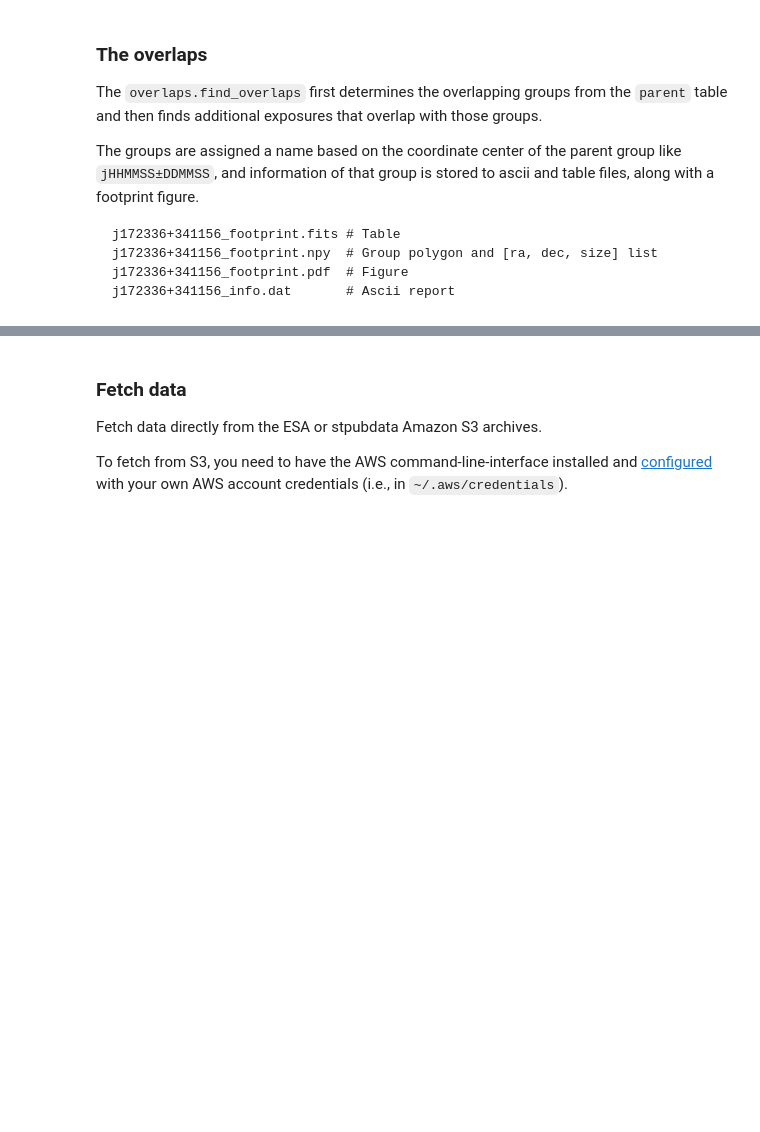
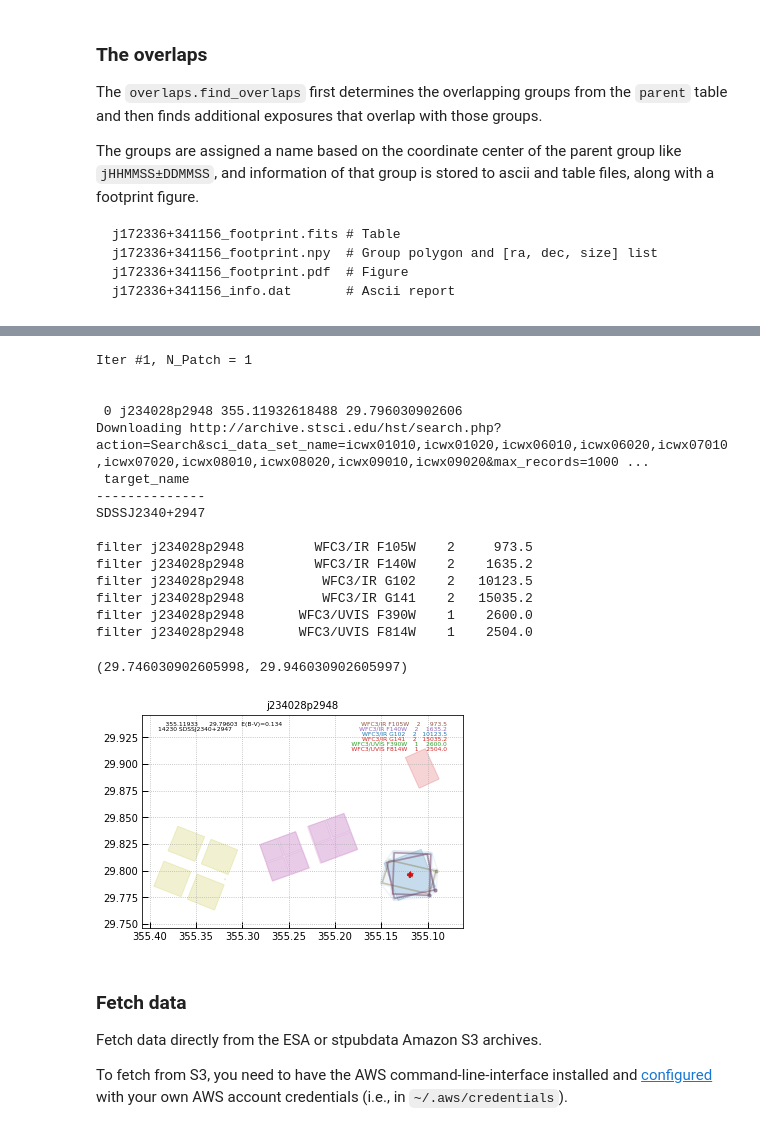
Before and after one commit to gbrammer/mastquery, a Jupyter notebook: examples/demo.ipynb, the cells around one changed output, grey strips where cells are left out. Cells and saved outputs as stored; diff of their text form; code cells hidden in the pictures; blank space fills up the shorter version.

Commit message:
Add tools for plotting JWST footprints

```diff
--- a/examples/demo.ipynb
+++ b/examples/demo.ipynb
@@ -212,6 +218,42 @@ if False:
                                   proposal_id=[], instruments=['WFC3/IR'],
                                   base_query=query.DEFAULT_QUERY,
                                   close=False)
+# %%
+# Show JWST footprints
+# (requires pysaif: https://github.com/spacetelescope/pysiaf/)
+xt = overlaps.find_overlaps(tabs[1], buffer_arcmin=0.1, filters=[],
+                              proposal_id=[],
+                              instruments=query.ALL_INSTRUMENTS,
+                              base_query=base_query, close=False)
+
+ax = plt.gca()
+ra, dec = xt[0].meta['RA'], xt[0].meta['DEC']
+aps = utils.get_jwst_apertures(ra=ra, dec=dec, pa_v3=20., ref_aper='NIRISS/NIS_CEN',
+                               ax=ax, patch_kwargs={'alpha':0.2})
+
+# zoom out
+rx, ry = 12, 6 # arcmin
+cosd = np.cos(dec/180*np.pi)
+ax.set_xlim(ra+(8+rx)/60.*cosd, ra+(8-rx)/60.*cosd)
+ax.set_ylim(dec+(3-ry)/60., dec+(3+ry)/60.)
+# %% [output]
+Iter #1, N_Patch = 1
+
+
+ 0 j234028p2948 355.11932618488 29.796030902606
+Downloading http://archive.stsci.edu/hst/search.php?action=Search&sci_data_set_name=icwx01010,icwx01020,icwx06010,icwx06020,icwx07010,icwx07020,icwx08010,icwx08020,icwx09010,icwx09020&max_records=1000 ...
+ target_name
+--------------
+SDSSJ2340+2947
+
+filter j234028p2948         WFC3/IR F105W    2     973.5
+filter j234028p2948         WFC3/IR F140W    2    1635.2
+filter j234028p2948          WFC3/IR G102    2   10123.5
+filter j234028p2948          WFC3/IR G141    2   15035.2
+filter j234028p2948       WFC3/UVIS F390W    1    2600.0
+filter j234028p2948       WFC3/UVIS F814W    1    2504.0
+(29.746030902605998, 29.946030902605997)
+[figure, added]
 # %% [markdown]
 ### Fetch data
 Fetch data directly from the ESA or stpubdata Amazon S3 archives.
```
Also changed, not shown: parts of 5 cells of this notebook, 3 other files.
